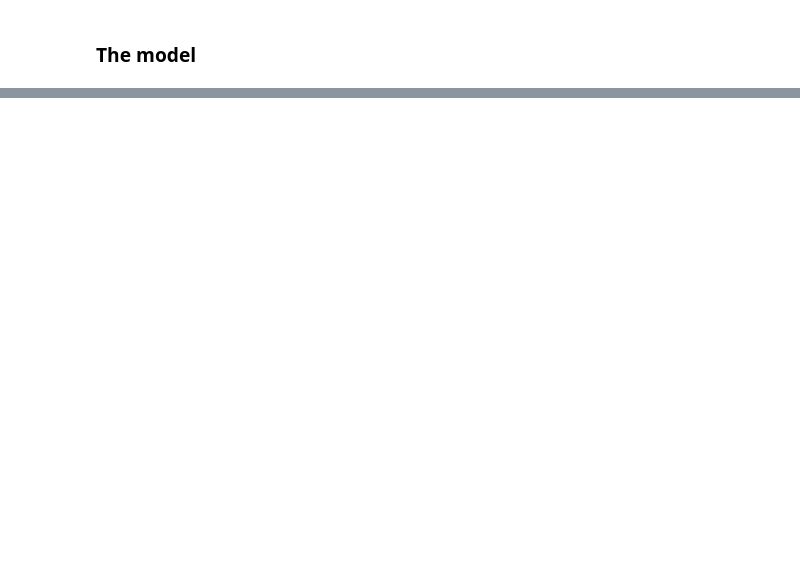
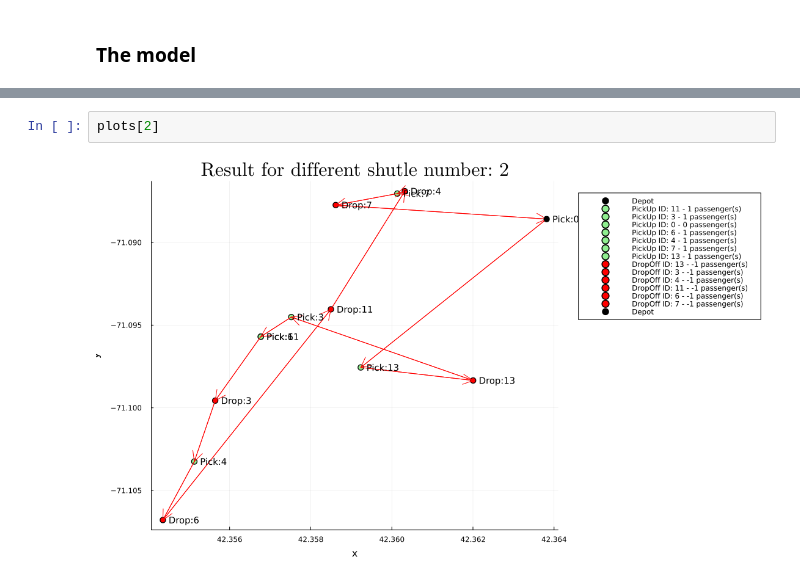
Before and after one commit to victor-radermecker/MIT-Shuttle-Service-Optimization-Project, a Jupyter notebook: code/model_one_real_data.ipynb, the cells around one changed output, grey strips where cells are left out. Cells and saved outputs as stored; diff of their text form; blank space fills up the shorter version.

```diff
--- a/code/model_one_real_data.ipynb
+++ b/code/model_one_real_data.ipynb
@@ -388,0 +353,4 @@ CartesianIndex{2}[CartesianIndex(19, 8), CartesianIndex(17, 9), CartesianIndex(1
+# %%
+plots[2]
+# %% [output]
+[figure, added]
```
Also changed, not shown: parts of 18 cells of this notebook, 8 other files.
